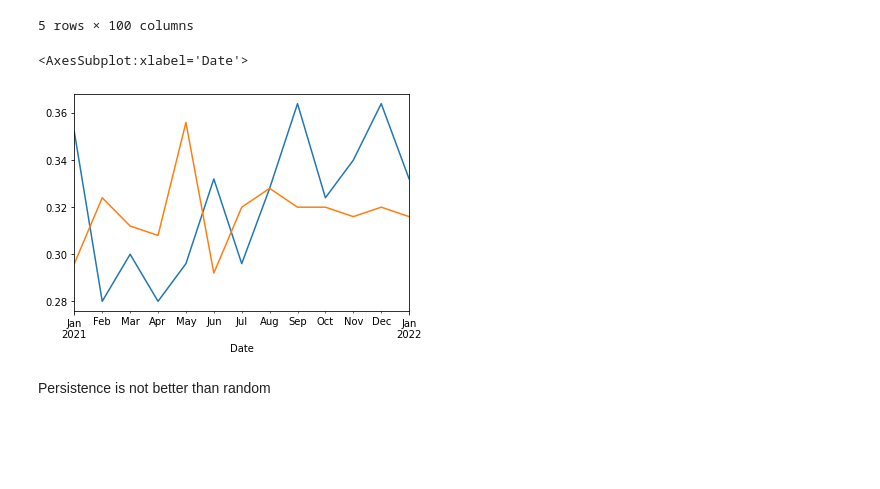
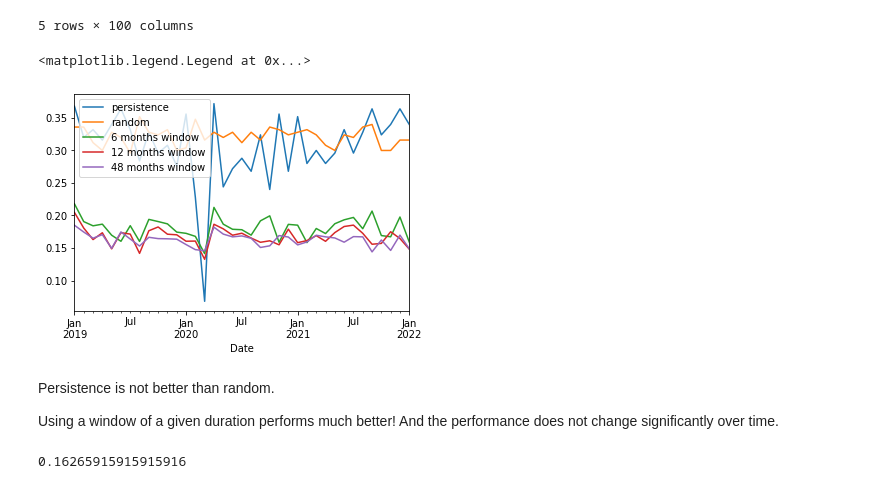
Before and after one commit to edu230991/m6-competition, a Jupyter notebook: notebooks/data-exploration.ipynb, the cells around one changed output. Cells and saved outputs as stored; diff of their text form; code cells hidden in the pictures; blank space fills up the shorter version.

Commit message:
first kinda-ok result: window-based persistence models

```diff
--- a/notebooks/data-exploration.ipynb
+++ b/notebooks/data-exploration.ipynb
@@ -129,4 +137,7 @@ test_set = monthly_quintiles.loc["2021-01-01":].index
 # %%
-# use persistence
-prediction_pers = monthly_quintiles.shift().bfill().loc[test_set]
-y_true = monthly_quintiles.loc[test_set]
+prediction_pers = monthly_quintiles.shift().loc[test_set]
+prediction_random = pd.DataFrame(
+    np.random.randint(1, 6, size=y_true.shape),
+    index=y_true.index,
+    columns=y_true.columns
+)
@@ -139,21 +144,35 @@ def rps_score(y_true_one_hot, prediction_proba):
 # %%
-prediction_proba_pers = get_one_hot(prediction_pers)
-y_true_class = get_one_hot(y_true)
+prediction_proba_random = pd.get_dummies(prediction_random.stack())
+prediction_proba_pers = pd.get_dummies(prediction_pers.stack())
+y_true_class = pd.get_dummies(y_true.stack())
-# %%
-prediction_random = pd.DataFrame(
-    np.random.randint(1, 6, size=prediction_pers.shape),
-    index=y_true.index,
-    columns=y_true.columns
-)
-prediction_proba_random = get_one_hot(prediction_random)
+# %%
+window_models = {}
+
+for window in [6, 12, 48]:
+    df = pd.DataFrame({i: monthly_quintiles.shift(i+1).stack() for i in range(window)}).dropna()
+    proba_window = df.stack().groupby(level=[0, 1]).value_counts().unstack(fill_value=0) / window
+    proba_window = proba_window.loc[test_set]
+    window_models[window] = proba_window
 # %%
-score_pers = rps_score(y_true_class, prediction_proba_pers)
-score_random = rps_score(y_true_class, prediction_proba_random)
+score_pers = rps(y_true_class, prediction_proba_pers)
+score_random = rps(y_true_class, prediction_proba_random)
 
-score_pers.plot()
-score_random.plot()
+ax = score_pers.plot(label="persistence")
+score_random.plot(label="random", ax=ax)
+
+for w in window_models:
+    score_window = rps(y_true_class, window_models[w])
+    score_window.plot(label=f"{w} months window", ax=ax)
+
+ax.legend()
 # %% [output]
-<AxesSubplot:xlabel='Date'>
+<matplotlib.legend.Legend at 0x...>
-[figure, old version]
+[figure, new version]
 # %% [markdown]
-Persistence is not better than random
+Persistence is not better than random.
+
+Using a window of a given duration performs much better! And the performance does not change significantly over time.
+# %%
+score_window.mean()
+# %% [output]
+0.16265915915915916
```
Also changed, not shown: parts of 9 cells of this notebook, 2 other files.
